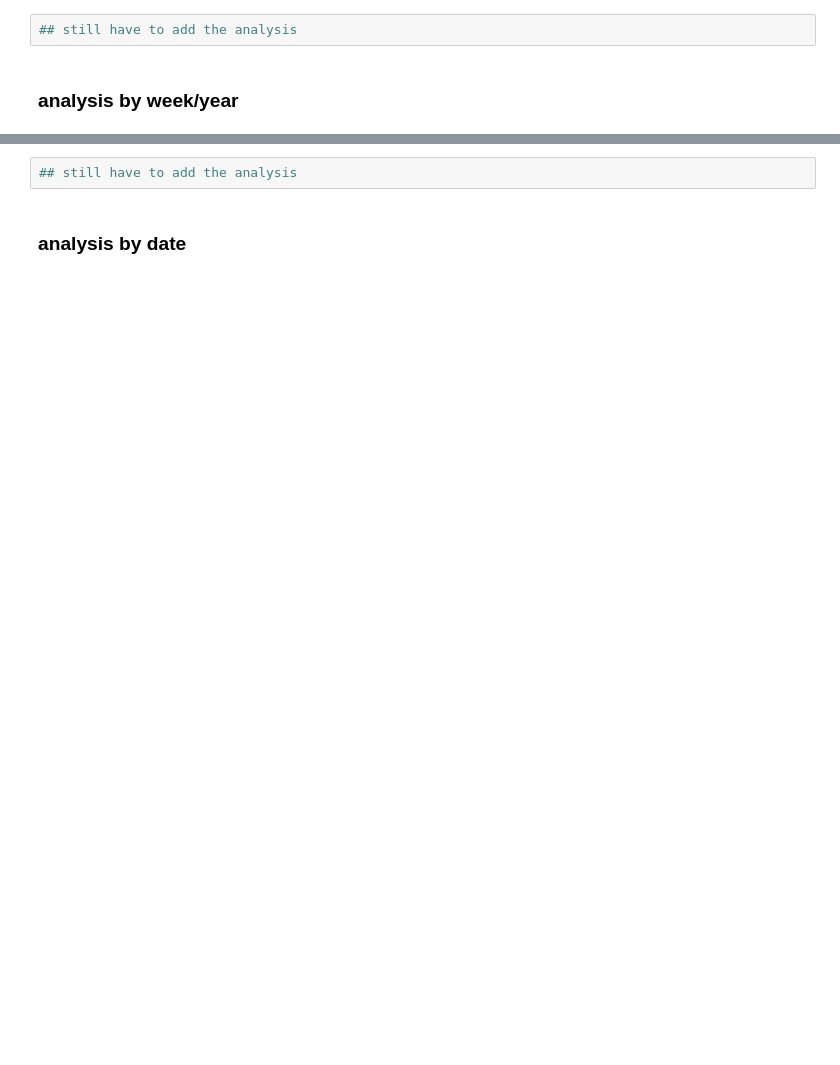
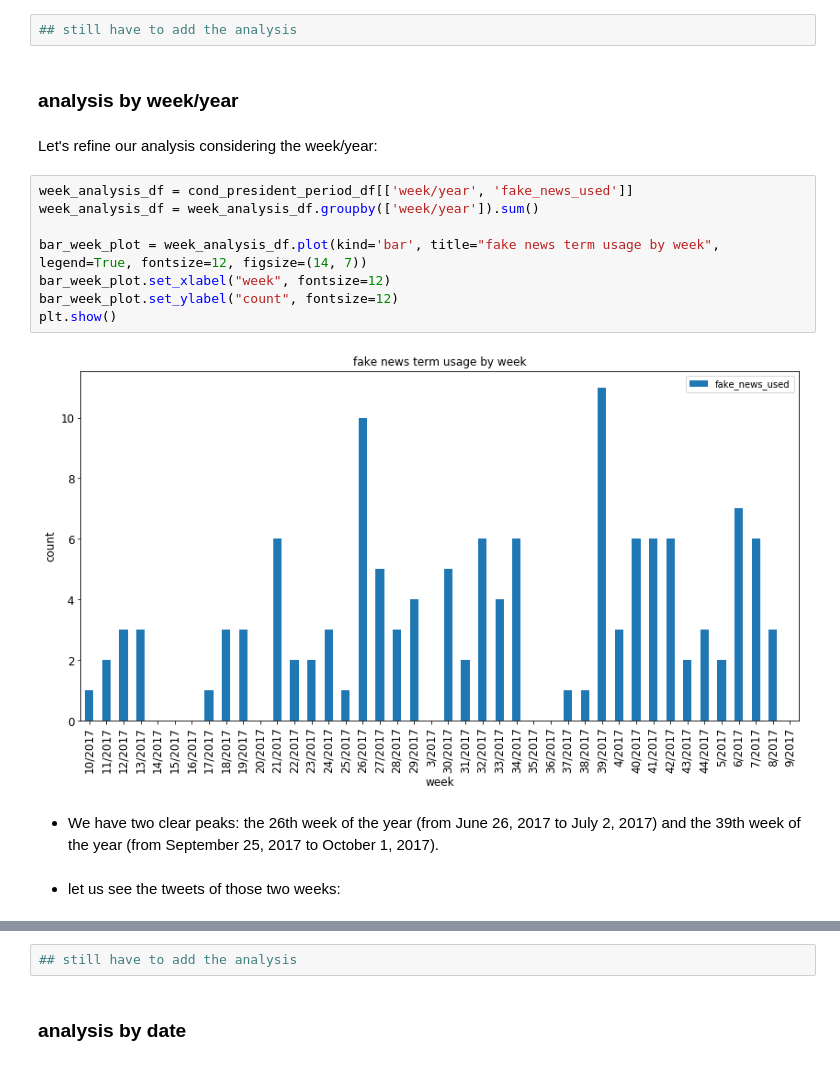
Before and after one commit to christian-5-28/ADA-Sciuto-Smith-Tarantino, a Jupyter notebook: Project/notebooks/fake_news_notebook.ipynb, the cells around one changed output, grey strips where cells are left out. Drawn from its saved outputs; the diff is of its cells as text; blank space fills up the shorter version.

```diff
--- a/Project/notebooks/fake_news_notebook.ipynb
+++ b/Project/notebooks/fake_news_notebook.ipynb
@@ -222,3 +272,19 @@ cond_president_period_df['week/year'] = cond_president_period_df['created_at'].a
 ## still have to add the analysis
 # %% [markdown]
 ### analysis by week/year
+# %% [markdown]
+Let's refine our analysis considering the week/year:
+# %%
+week_analysis_df = cond_president_period_df[['week/year', 'fake_news_used']]
+week_analysis_df = week_analysis_df.groupby(['week/year']).sum()
+
+bar_week_plot = week_analysis_df.plot(kind='bar', title="fake news term usage by week", legend=True, fontsize=12, figsize=(14, 7))
+bar_week_plot.set_xlabel("week", fontsize=12)
+bar_week_plot.set_ylabel("count", fontsize=12)
+plt.show()
+# %% [output]
+[figure, added]
+# %% [markdown]
+- We have two clear peaks: the 26th week of the year (from June 26, 2017 to July 2, 2017) and the 39th week of the year (from September 25, 2017 to October 1, 2017).
+# %% [markdown]
+- let us see the tweets of those two weeks:
```
Also changed, not shown: parts of 29 cells of this notebook.
